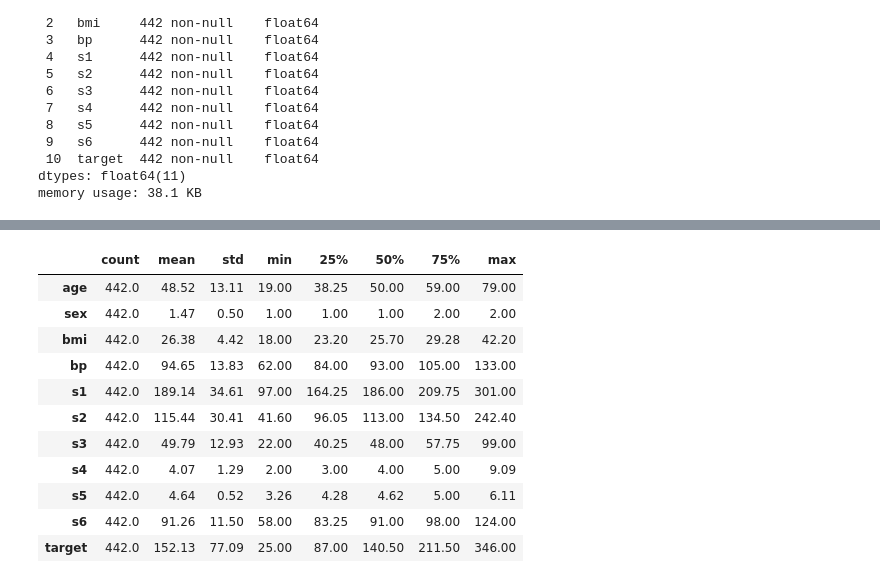
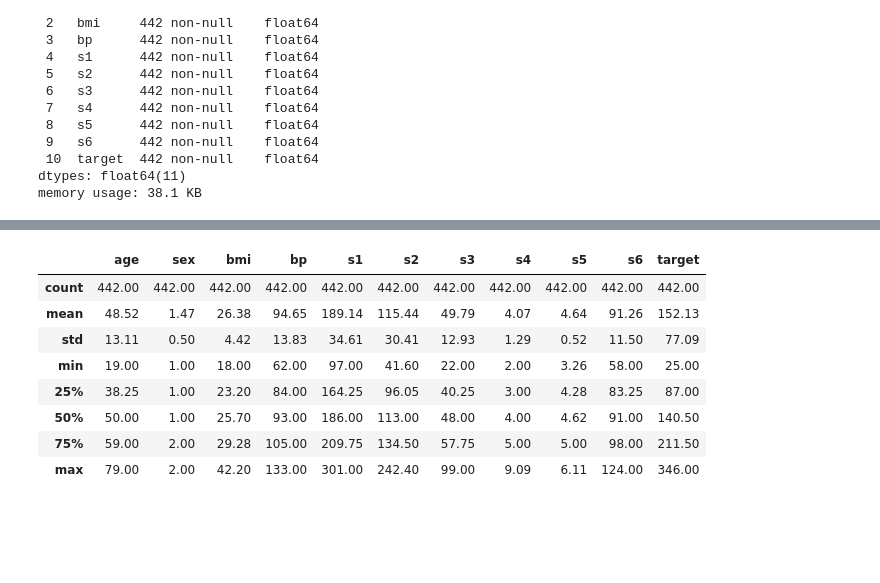
Before and after one commit to aggamsingh/diabetes-risk, a Jupyter notebook: diabetes_risk.ipynb, the cells around one changed output, grey strips where cells are left out. Cells and saved outputs as stored; diff of their text form; code cells hidden in the pictures; blank space fills up the shorter version.

```diff
--- a/diabetes_risk.ipynb
+++ b/diabetes_risk.ipynb
@@ -215,11 +122,0 @@ Read saved copy: data/pima.csv
-# %%
-PROG_PATH = "data/progression.csv"
-
-if os.path.exists(PROG_PATH):
-    prog = pd.read_csv(PROG_PATH)          # offline: use the saved copy
-    print("Read saved copy:", PROG_PATH)
-else:
-    # scaled=False -> keep the original clinical units
-    prog = load_diabetes(as_frame=True, scaled=False).frame
-    prog.to_csv(PROG_PATH, index=False)
-    print("Loaded from scikit-learn and saved to", PROG_PATH)
@@ -248,0 +125,9 @@ Pima shape (rows, columns): (768, 9)
+# %%
+if os.path.exists("data/progression.csv"):
+    prog = pd.read_csv("data/progression.csv")
+else:
+    prog = load_diabetes(as_frame=True, scaled=False).frame
+    prog.to_csv("data/progression.csv", index=False)
+
+print("Progression shape:", prog.shape)
+prog.head()
@@ -375,15 +205,12 @@ All 11 columns are numeric (`float64`) with **442 non-null values each**, so the
 # %%
-prog.describe().T.round(2)
+prog.describe().round(2)
 # %% [output]
-|  | count | mean | std | min | 25% | 50% | 75% | max |
-| age | 442.0 | 48.52 | 13.11 | 19.00 | 38.25 | 50.00 | 59.00 | 79.00 |
-| sex | 442.0 | 1.47 | 0.50 | 1.00 | 1.00 | 1.00 | 2.00 | 2.00 |
-| bmi | 442.0 | 26.38 | 4.42 | 18.00 | 23.20 | 25.70 | 29.28 | 42.20 |
-| bp | 442.0 | 94.65 | 13.83 | 62.00 | 84.00 | 93.00 | 105.00 | 133.00 |
-| s1 | 442.0 | 189.14 | 34.61 | 97.00 | 164.25 | 186.00 | 209.75 | 301.00 |
-| s2 | 442.0 | 115.44 | 30.41 | 41.60 | 96.05 | 113.00 | 134.50 | 242.40 |
-| s3 | 442.0 | 49.79 | 12.93 | 22.00 | 40.25 | 48.00 | 57.75 | 99.00 |
-| s4 | 442.0 | 4.07 | 1.29 | 2.00 | 3.00 | 4.00 | 5.00 | 9.09 |
-| s5 | 442.0 | 4.64 | 0.52 | 3.26 | 4.28 | 4.62 | 5.00 | 6.11 |
-| s6 | 442.0 | 91.26 | 11.50 | 58.00 | 83.25 | 91.00 | 98.00 | 124.00 |
-| target | 442.0 | 152.13 | 77.09 | 25.00 | 87.00 | 140.50 | 211.50 | 346.00 |
+|  | age | sex | bmi | bp | s1 | s2 | s3 | s4 | s5 | s6 | target |
+| count | 442.00 | 442.00 | 442.00 | 442.00 | 442.00 | 442.00 | 442.00 | 442.00 | 442.00 | 442.00 | 442.00 |
+| mean | 48.52 | 1.47 | 26.38 | 94.65 | 189.14 | 115.44 | 49.79 | 4.07 | 4.64 | 91.26 | 152.13 |
+| std | 13.11 | 0.50 | 4.42 | 13.83 | 34.61 | 30.41 | 12.93 | 1.29 | 0.52 | 11.50 | 77.09 |
+| min | 19.00 | 1.00 | 18.00 | 62.00 | 97.00 | 41.60 | 22.00 | 2.00 | 3.26 | 58.00 | 25.00 |
+| 25% | 38.25 | 1.00 | 23.20 | 84.00 | 164.25 | 96.05 | 40.25 | 3.00 | 4.28 | 83.25 | 87.00 |
+| 50% | 50.00 | 1.00 | 25.70 | 93.00 | 186.00 | 113.00 | 48.00 | 4.00 | 4.62 | 91.00 | 140.50 |
+| 75% | 59.00 | 2.00 | 29.28 | 105.00 | 209.75 | 134.50 | 57.75 | 5.00 | 5.00 | 98.00 | 211.50 |
+| max | 79.00 | 2.00 | 42.20 | 133.00 | 301.00 | 242.40 | 99.00 | 9.09 | 6.11 | 124.00 | 346.00 |
```
Also changed, not shown: parts of 74 cells of this notebook, 14 other files.
